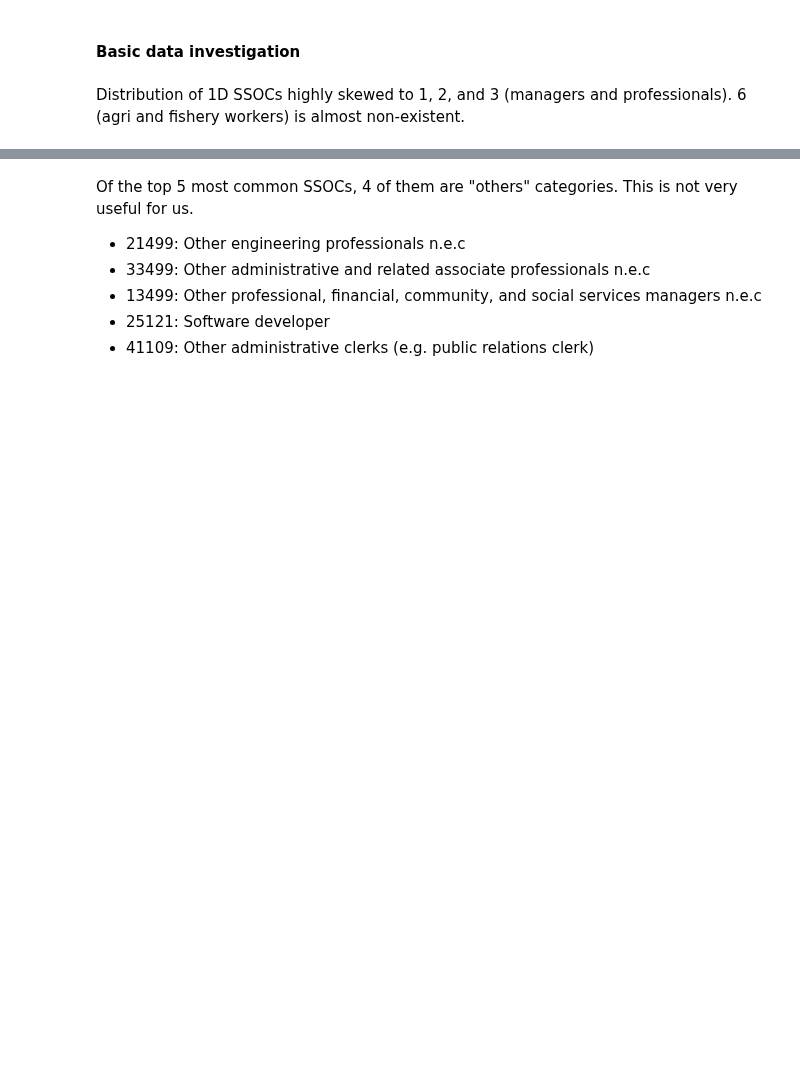
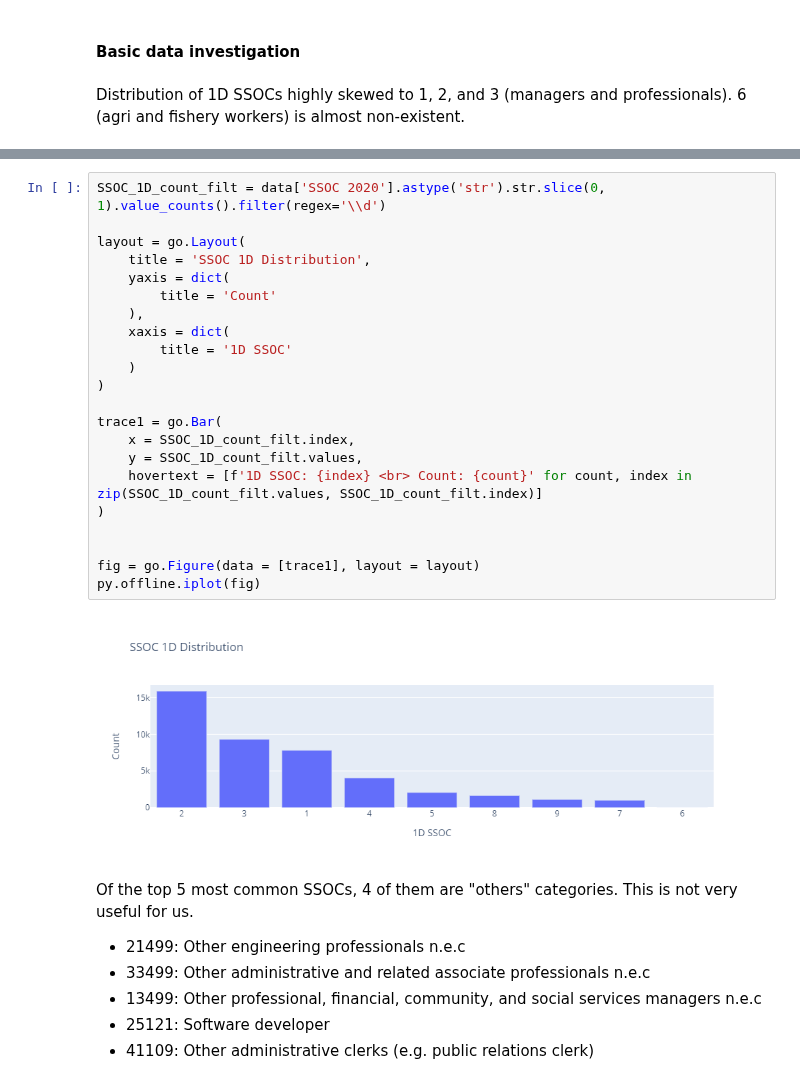
Before and after one commit to Benjamin-Aw-93/ssoc_autocoder, a Jupyter notebook: Notebooks/Investigating Data Distribution.ipynb, the cells around one changed output, grey strips where cells are left out. Cells and saved outputs as stored; diff of their text form; blank space fills up the shorter version.

Commit message:
Add visualistions ontop of orginal analysis
Plotting out bar graph for to look at the distibution of 1D SSOC.

Adding heat map to see which SSOCs are lacking in observations.

```diff
--- a/Notebooks/Investigating Data Distribution.ipynb
+++ b/Notebooks/Investigating Data Distribution.ipynb
@@ -49,4 +57,28 @@ data['SSOC 2020'].astype('str').str.slice(0, 1).value_counts()
 Name: SSOC 2020, dtype: int64
+# %%
+SSOC_1D_count_filt = data['SSOC 2020'].astype('str').str.slice(0, 1).value_counts().filter(regex='\\d')
+
+layout = go.Layout(
+    title = 'SSOC 1D Distribution',
+    yaxis = dict(
+        title = 'Count'
+    ),
+    xaxis = dict(
+        title = '1D SSOC'
+    )
+)
+
+trace1 = go.Bar(
+    x = SSOC_1D_count_filt.index,
+    y = SSOC_1D_count_filt.values,
+    hovertext = [f'1D SSOC: {index} <br> Count: {count}' for count, index in zip(SSOC_1D_count_filt.values, SSOC_1D_count_filt.index)]
+)
+
+
+fig = go.Figure(data = [trace1], layout = layout)
+py.offline.iplot(fig)
+# %% [output]
+[figure, added]
 # %% [markdown]
 Of the top 5 most common SSOCs, 4 of them are "others" categories. This is not very useful for us.
 
```
Also changed, not shown: parts of 15 cells of this notebook.
